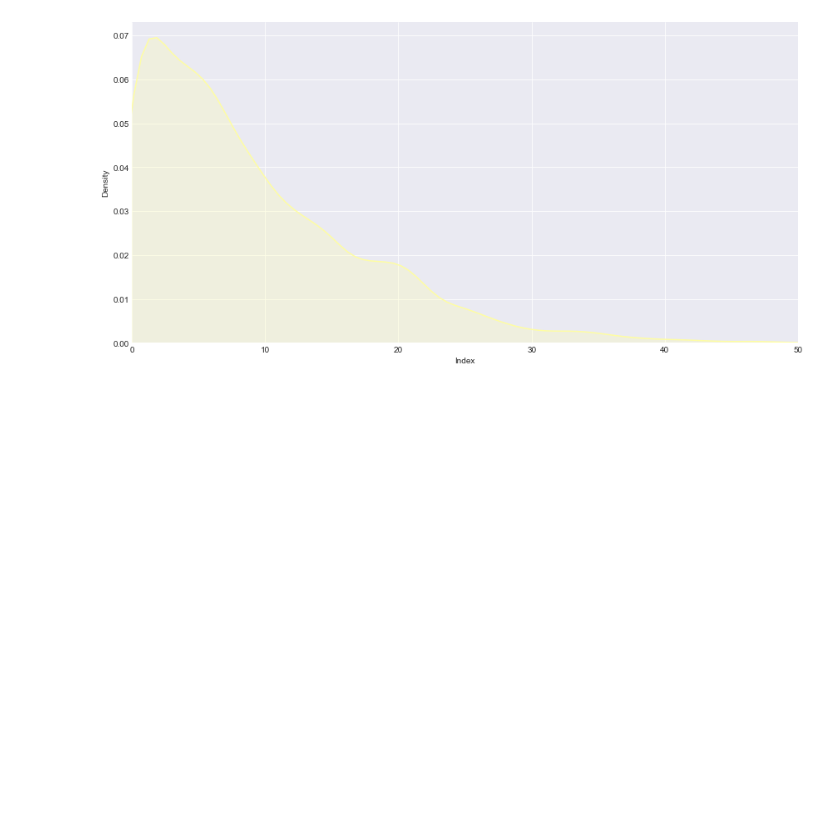
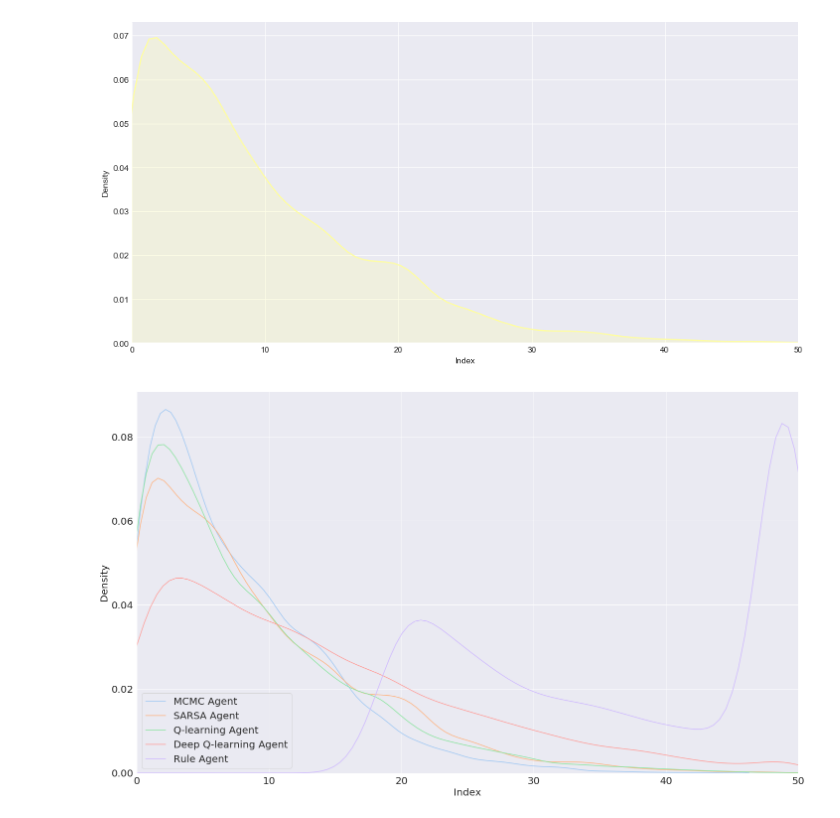
Before and after one commit to EricaHD/GettingGoodAtGoogol, a Jupyter notebook: visualizeResults.ipynb, the cells around one changed output. Cells and saved outputs as stored; diff of their text form; code cells hidden in the pictures; blank space fills up the shorter version.

Commit message:
Fixed label size on density combined plot

```diff
--- a/visualizeResults.ipynb
+++ b/visualizeResults.ipynb
@@ -43,7 +41,7 @@ res_df = pd.DataFrame({"mc_idx":list(chain(*mc_results_long)),
 
 res_df_long = pd.melt(res_df, var_name='agent', value_name='idx')
 # %%
-agent_names = ["MCMC", "SARSA", "Q-learning", "Deep Q-learning", "Rule"]
+agent_names = ["MCMC Agent", "SARSA Agent", "Q-learning Agent", "Deep Q-learning Agent", "Rule Agent"]
 # %%
 for i, col in enumerate(res_df):
     fig = plt.figure(figsize=(12,6))
@@ -111,6 +109,25 @@ for i, col in enumerate(res_df):
 [figure]
 [figure]
 [figure]
+# %%
+plt.rcParams.update({'font.size': 20})
+fig = plt.figure(figsize=(20,12))
+
+for i, col in enumerate(res_df):
+    sns.distplot(res_df[col],
+                 hist = False,
+                 color=current_palette[i],
+                 label=agent_names[i],
+                 axlabel='Index')
+
+plt.xlim((0, 50))
+plt.tight_layout()
+plt.xlabel('Index')
+plt.ylabel('Density')
+plt.legend()
+fig.savefig("viz/density/density_combined.png")
+# %% [output]
+[figure, added]
 # %%
 fig = plt.figure(figsize=(20,12))
 
```
Also changed, not shown: parts of 4 cells of this notebook, 1 other file.
